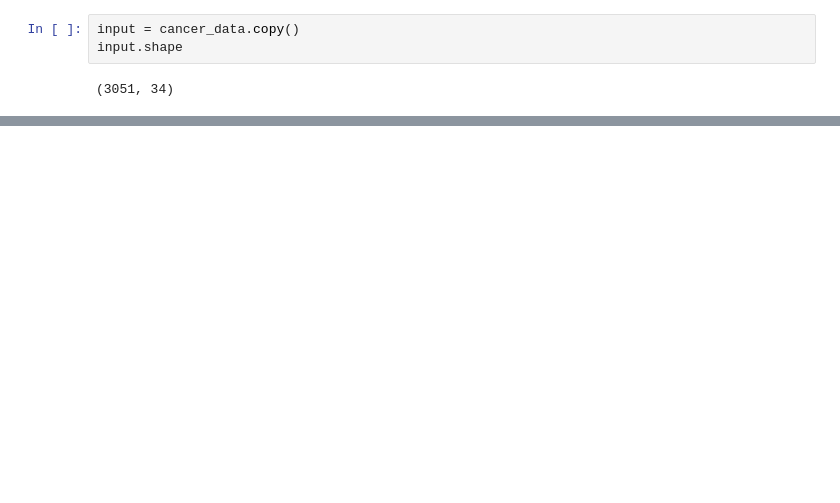
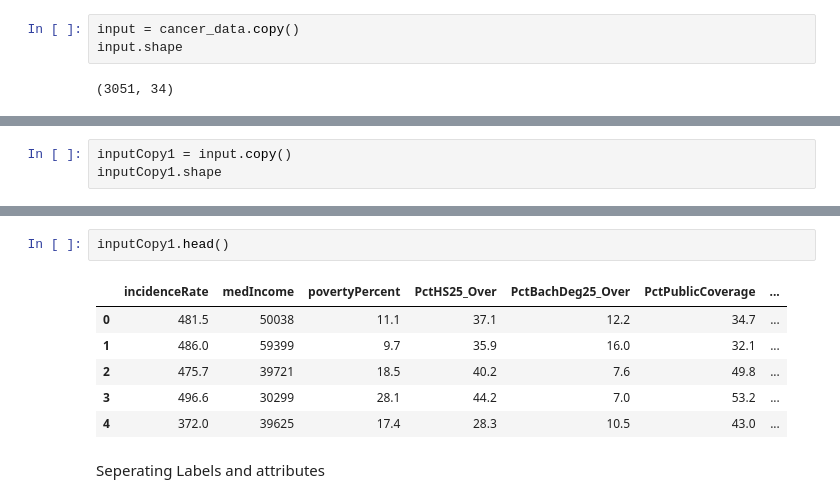
Before and after one commit to mayankjamindaruk/Machine_Learning_Bootcamp, a Jupyter notebook: USA_Cancer_Prediction_Model.ipynb, the cells around one changed output, grey strips where cells are left out. Cells and saved outputs as stored; diff of their text form; blank space fills up the shorter version.

```diff
--- a/USA_Cancer_Prediction_Model.ipynb
+++ b/USA_Cancer_Prediction_Model.ipynb
@@ -325,0 +433,3 @@ numpy.savetxt("cancer.csv", lr_df, delimiter=",")
+# %%
+inputCopy1 = input.copy()
+inputCopy1.shape
@@ -325,0 +495,11 @@ numpy.savetxt("cancer.csv", lr_df, delimiter=",")
+# %%
+inputCopy1.head()
+# %% [output]
+|  | incidenceRate | medIncome | povertyPercent | PctHS25_Over | PctBachDeg25_Over | PctPublicCoverage | ... |
+| 0 | 481.5 | 50038 | 11.1 | 37.1 | 12.2 | 34.7 | ... |
+| 1 | 486.0 | 59399 | 9.7 | 35.9 | 16.0 | 32.1 | ... |
+| 2 | 475.7 | 39721 | 18.5 | 40.2 | 7.6 | 49.8 | ... |
+| 3 | 496.6 | 30299 | 28.1 | 44.2 | 7.0 | 53.2 | ... |
+| 4 | 372.0 | 39625 | 17.4 | 28.3 | 10.5 | 43.0 | ... |
+# %% [markdown]
+Seperating Labels and attributes
```
Also changed, not shown: parts of 80 cells of this notebook.
